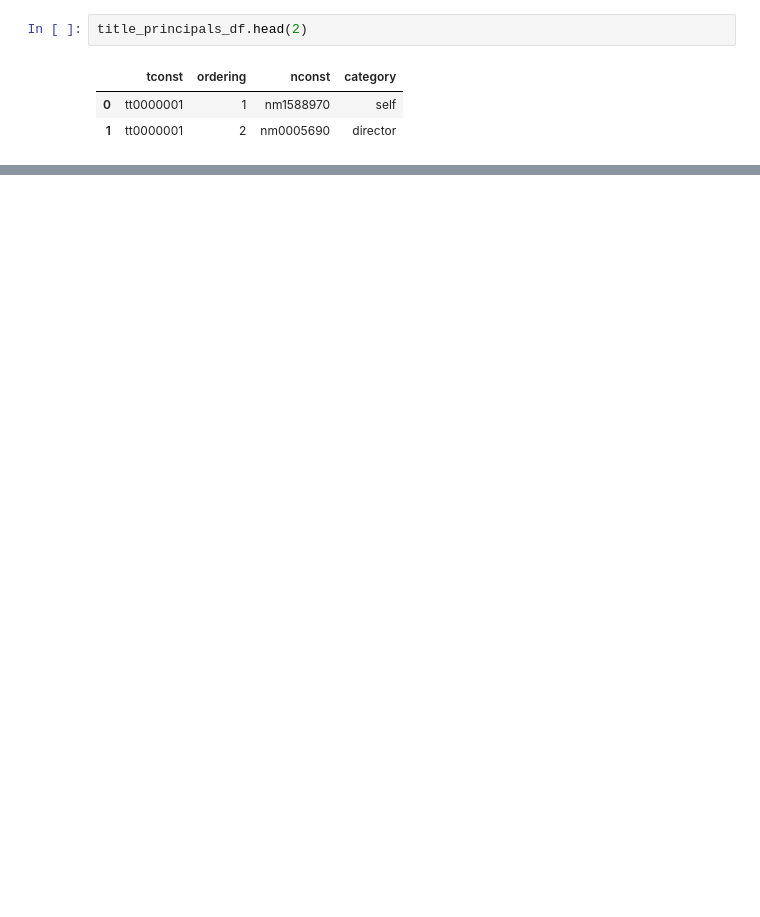
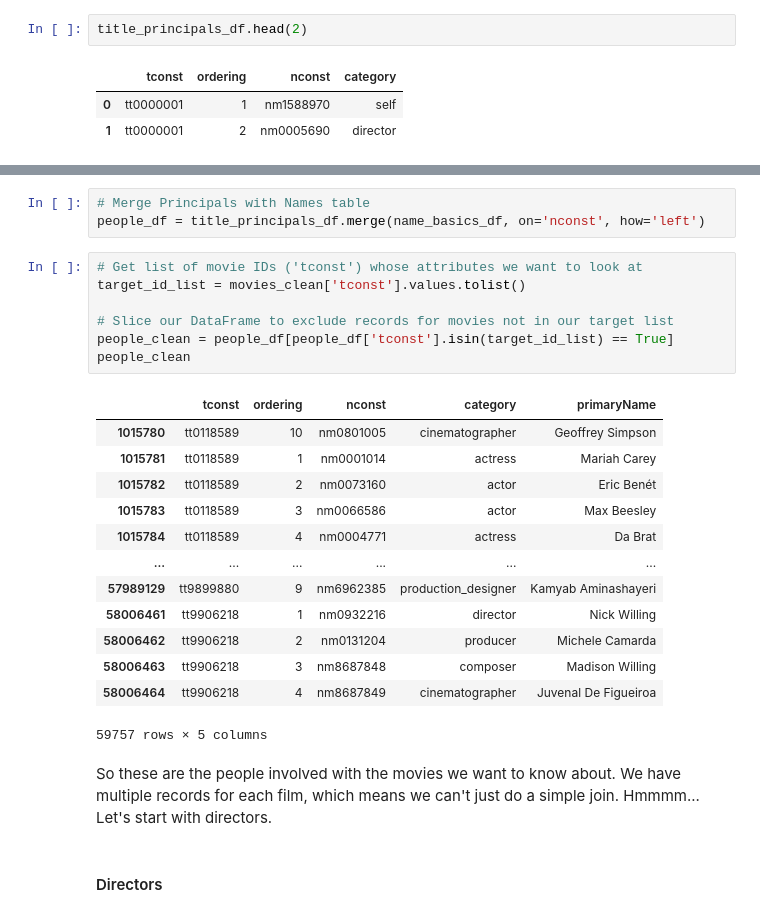
Before and after one commit to ttrechsel/Phase2_Movies, a Jupyter notebook: Code/Extra_IMDB_Data_Prep.ipynb, the cells around one changed output, grey strips where cells are left out. Cells and saved outputs as stored; diff of their text form; blank space fills up the shorter version.

```diff
--- a/Code/Extra_IMDB_Data_Prep.ipynb
+++ b/Code/Extra_IMDB_Data_Prep.ipynb
@@ -74,0 +146,28 @@ movies_df
+# %%
+# Merge Principals with Names table
+people_df = title_principals_df.merge(name_basics_df, on='nconst', how='left')
+# %%
+# Get list of movie IDs ('tconst') whose attributes we want to look at
+target_id_list = movies_clean['tconst'].values.tolist()
+
+# Slice our DataFrame to exclude records for movies not in our target list
+people_clean = people_df[people_df['tconst'].isin(target_id_list) == True]
+people_clean
+# %% [output]
+|  | tconst | ordering | nconst | category | primaryName |
+| 1015780 | tt0118589 | 10 | nm0801005 | cinematographer | Geoffrey Simpson |
+| 1015781 | tt0118589 | 1 | nm0001014 | actress | Mariah Carey |
+| 1015782 | tt0118589 | 2 | nm0073160 | actor | Eric Benét |
+| 1015783 | tt0118589 | 3 | nm0066586 | actor | Max Beesley |
+| 1015784 | tt0118589 | 4 | nm0004771 | actress | Da Brat |
+| ... | ... | ... | ... | ... | ... |
+| 57989129 | tt9899880 | 9 | nm6962385 | production_designer | Kamyab Aminashayeri |
+| 58006461 | tt9906218 | 1 | nm0932216 | director | Nick Willing |
+| 58006462 | tt9906218 | 2 | nm0131204 | producer | Michele Camarda |
+| 58006463 | tt9906218 | 3 | nm8687848 | composer | Madison Willing |
+| 58006464 | tt9906218 | 4 | nm8687849 | cinematographer | Juvenal De Figueiroa |
+59757 rows × 5 columns
+# %% [markdown]
+So these are the people involved with the movies we want to know about. We have multiple records for each film, which means we can't just do a simple join. Hmmmm... Let's start with directors.
+# %% [markdown]
+#### Directors
```
Also changed, not shown: parts of 46 cells of this notebook, 1 other file.
